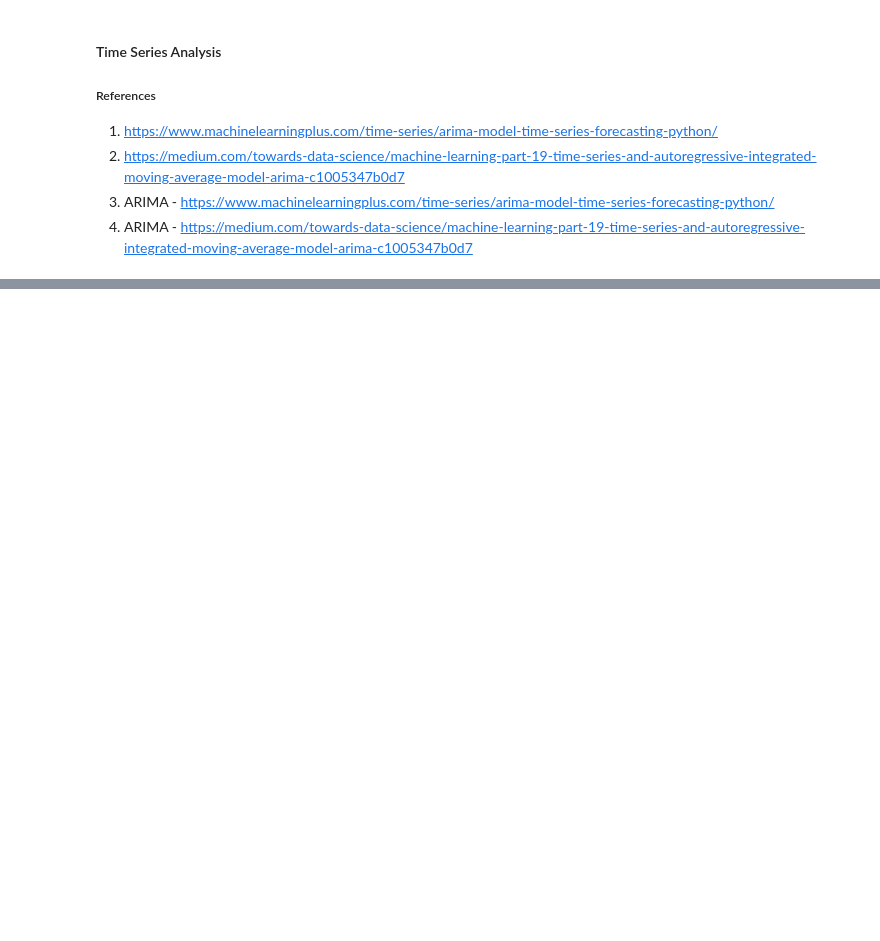
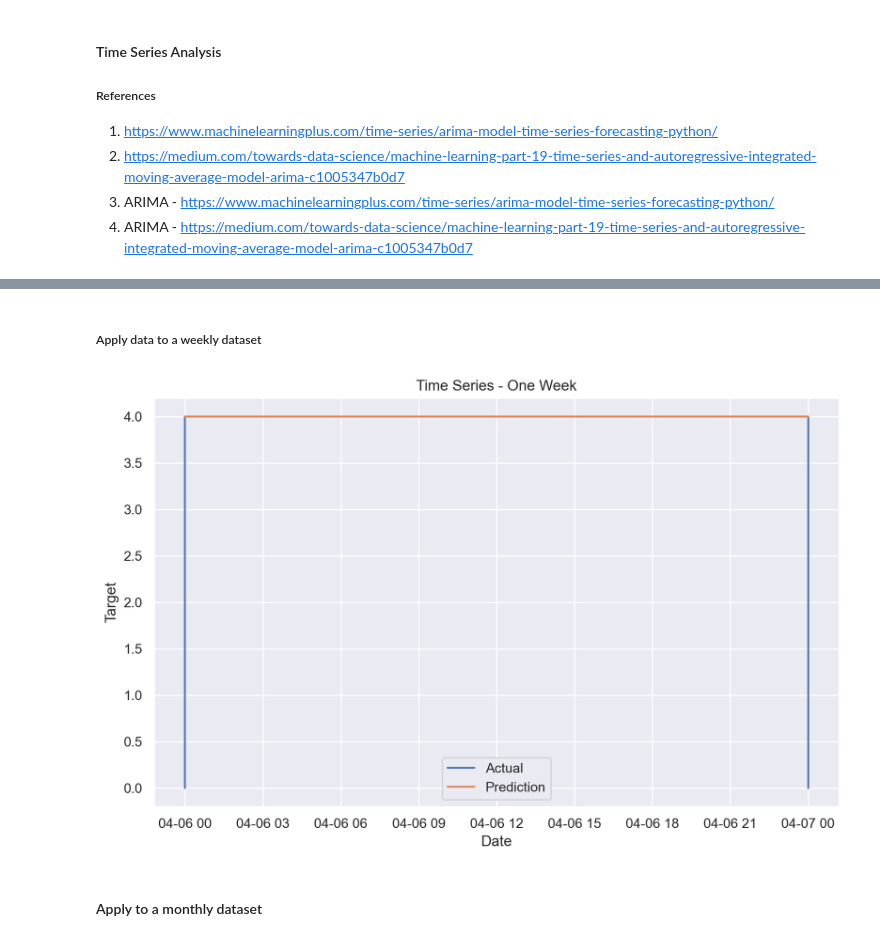
Before and after one commit to sinduff-cct/CA2-2022-Twitter, a Jupyter notebook: CA2 - Timeseries and Dashboard.ipynb, the cells around one changed output, grey strips where cells are left out. Drawn from its saved outputs; the diff is of its cells as text; code cells hidden in the pictures; blank space fills up the shorter version.

```diff
--- a/CA2 - Timeseries and Dashboard.ipynb
+++ b/CA2 - Timeseries and Dashboard.ipynb
@@ -263,0 +318,19 @@ test = df[df.date_extract >= pd.to_datetime("2009-05-01", format='%Y-%m-%d')]
+# %%
+# create test & train dataframe for weekly / Monthly and 3 month predictions
+train = df[df.date_extract <= pd.to_datetime("2009-04-30", format='%Y-%m-%d')]
+
+# create a new df where the date is greater than or equal to 01 May
+test = df[df.date_extract >= pd.to_datetime("2009-05-01", format='%Y-%m-%d')]
+# %%
+# Function to fit ARIMA model and make predictions
+
+def fit_arima(train_series, test_series):
+    # Fit ARIMA model with (p, d, q) parameters
+    model = ARIMA(train_series, order=(1, 1, 1))
+    model_fit = model.fit()
+
+    # Make predictions for the test set
+    forecast = model_fit.forecast(steps=len(test_series))
+    predictions = forecast
+
+    return predictions
@@ -263,0 +345,5 @@ test = df[df.date_extract >= pd.to_datetime("2009-05-01", format='%Y-%m-%d')]
+# %%
+# Apply ARIMA on the train set and make predictions for the test set
+train_series = train['target']
+
+test_series = test['target']
@@ -263,0 +356,5 @@ test = df[df.date_extract >= pd.to_datetime("2009-05-01", format='%Y-%m-%d')]
+# %% [markdown]
+##### Apply data to a weekly dataset
+# %%
+# predictions based on weekly data
+week_predictions = fit_arima(train_series, test_series)
@@ -263,0 +369,15 @@ test = df[df.date_extract >= pd.to_datetime("2009-05-01", format='%Y-%m-%d')]
+# %%
+# Plot the time series and predictions for one week
+
+plt.figure(figsize=(10, 6))
+plt.plot(week_blocks[0]['date_extract'], week_blocks[0]['target'], label='Actual')
+plt.plot(week_blocks[0]['date_extract'], week_predictions[:len(week_blocks[0])], label='Prediction')
+plt.xlabel('Date')
+plt.ylabel('Target')
+plt.title('Time Series - One Week')
+plt.legend()
+plt.show()
+# %% [output]
+[figure, added]
+# %% [markdown]
+#### Apply to a monthly dataset
```
Also changed, not shown: parts of 31 cells of this notebook.
